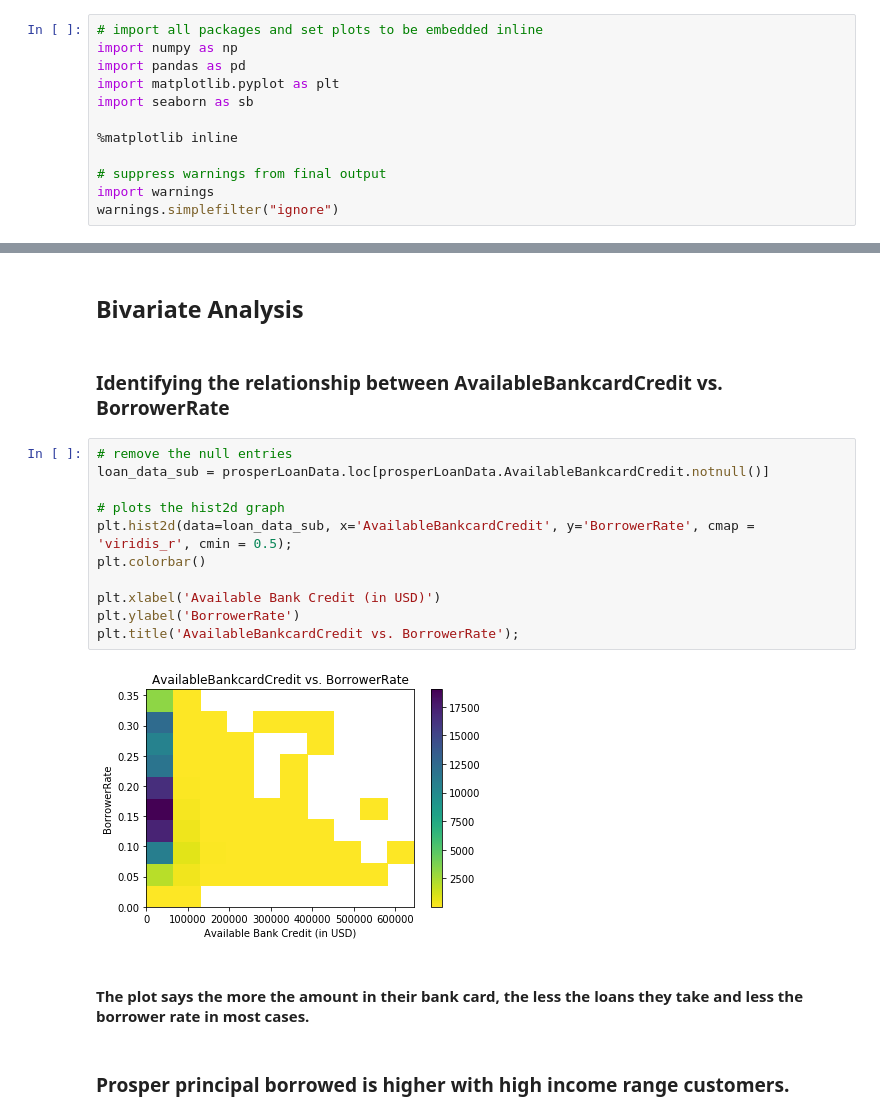
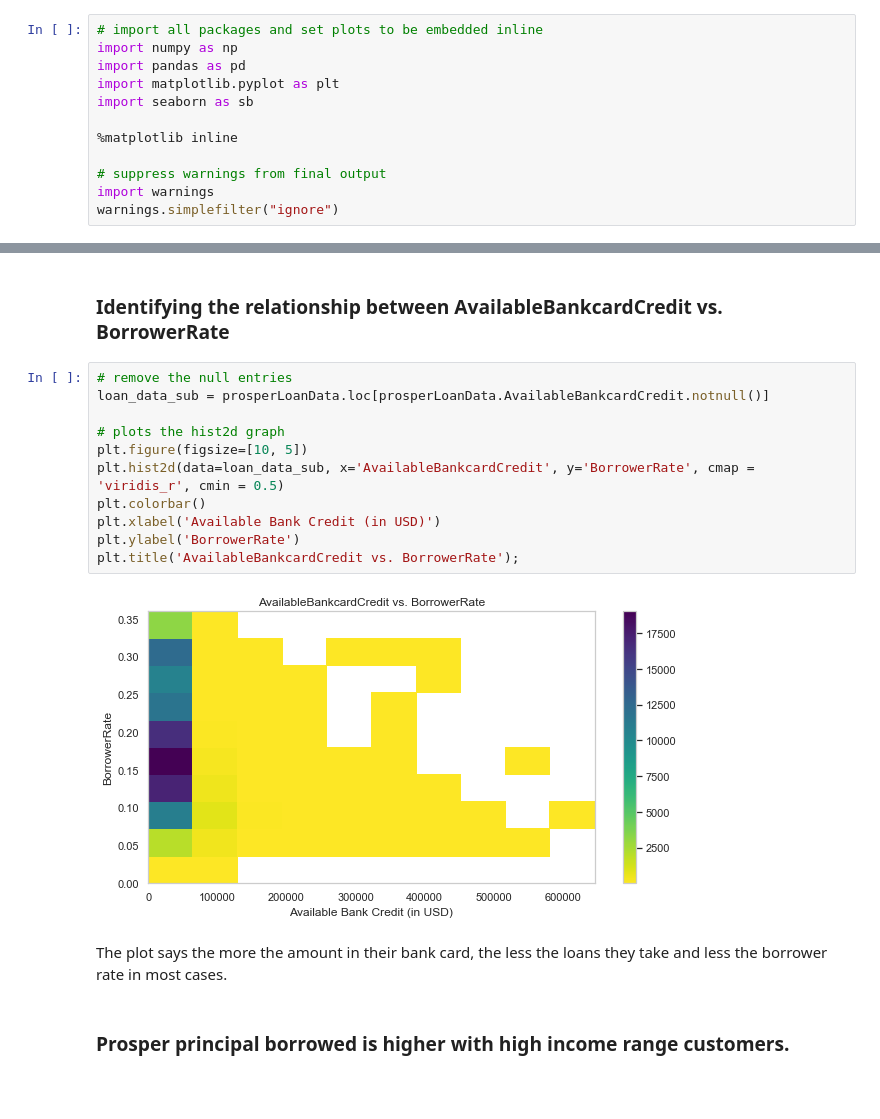
Before and after one commit to sri-shash/ProsperDataAnalysis, a Jupyter notebook: slides.ipynb, the cells around one changed output, grey strips where cells are left out. Saved outputs shown, nothing was run; the diff lists cells and outputs as text; blank space fills up the shorter version.

Commit message:
Polishing the plots

```diff
--- a/slides.ipynb
+++ b/slides.ipynb
@@ -68,22 +50,20 @@ plt.show();
-# %% [markdown]
-## Bivariate Analysis
 # %% [markdown]
 ### Identifying the relationship between AvailableBankcardCredit vs. BorrowerRate
 # %%
 # remove the null entries
 loan_data_sub = prosperLoanData.loc[prosperLoanData.AvailableBankcardCredit.notnull()]
 
 # plots the hist2d graph
-plt.hist2d(data=loan_data_sub, x='AvailableBankcardCredit', y='BorrowerRate', cmap = 'viridis_r', cmin = 0.5);
+plt.figure(figsize=[10, 5])
+plt.hist2d(data=loan_data_sub, x='AvailableBankcardCredit', y='BorrowerRate', cmap = 'viridis_r', cmin = 0.5)
 plt.colorbar()
-
 plt.xlabel('Available Bank Credit (in USD)')
 plt.ylabel('BorrowerRate')
 plt.title('AvailableBankcardCredit vs. BorrowerRate');
 # %% [output]
-[figure, old version]
+[figure, new version]
 # %% [markdown]
-#### The plot says the more the amount in their bank card, the less the loans they take and less the borrower rate in most cases.
+The plot says the more the amount in their bank card, the less the loans they take and less the borrower rate in most cases.
 # %% [markdown]
 ### Prosper principal borrowed is higher with high income range customers.
 # %%
```
Also changed, not shown: parts of 19 cells of this notebook, 1 other file.
